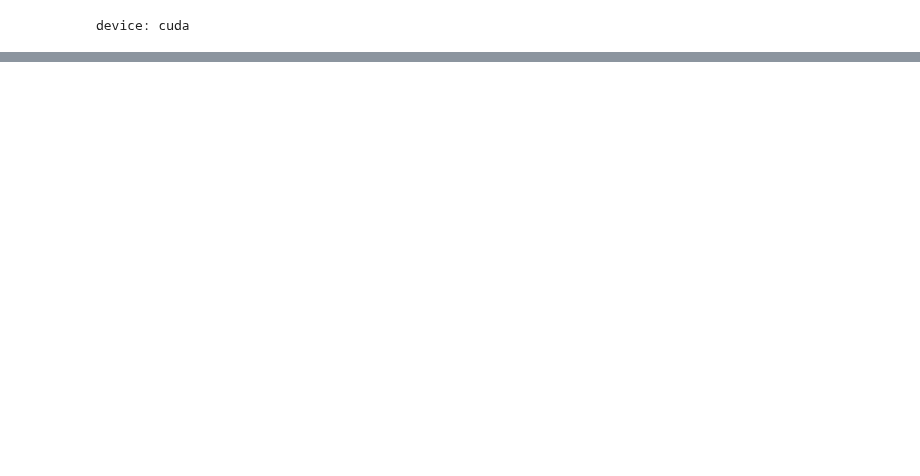
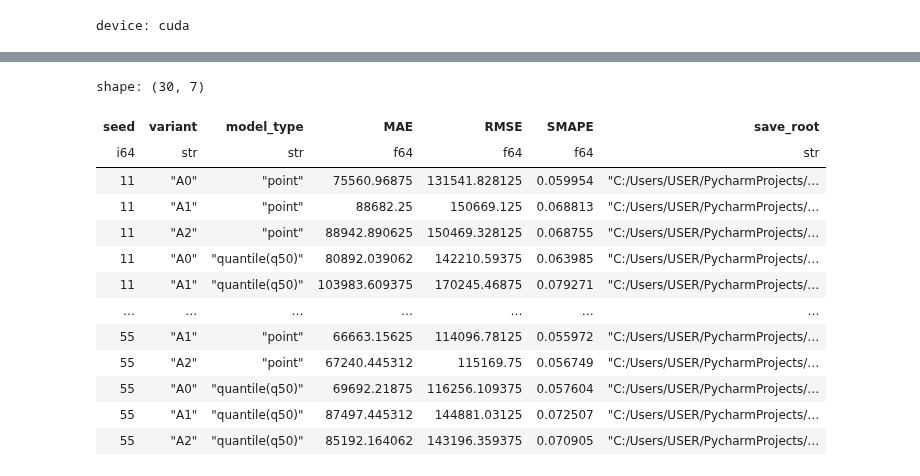
Before and after one commit to LeeKwanHyeong/ts_forecaster_lib, a Jupyter notebook: src/model_test/patchTST_AB_walmart.ipynb, the cells around one changed output, grey strips where cells are left out. Cells and saved outputs as stored; diff of their text form; code cells hidden in the pictures; blank space fills up the shorter version.

```diff
--- a/src/model_test/patchTST_AB_walmart.ipynb
+++ b/src/model_test/patchTST_AB_walmart.ipynb
@@ -591,0 +486,17 @@ def eval_on_loader_quantile(model, loader, device, prefer_q=0.5, future_exo_cb=N
+# %%
+pl.read_csv(os.path.join(DIR, "fit", "walmart_patchtst_ab") + '/test/ab_results_by_seed.csv')
+# %% [output]
+shape: (30, 7)
+| seed | variant | model_type | MAE | RMSE | SMAPE | save_root |
+| i64 | str | str | f64 | f64 | f64 | str |
+| 11 | "A0" | "point" | 75560.96875 | 131541.828125 | 0.059954 | "C:/Users/USER/PycharmProjects/… |
+| 11 | "A1" | "point" | 88682.25 | 150669.125 | 0.068813 | "C:/Users/USER/PycharmProjects/… |
+| 11 | "A2" | "point" | 88942.890625 | 150469.328125 | 0.068755 | "C:/Users/USER/PycharmProjects/… |
+| 11 | "A0" | "quantile(q50)" | 80892.039062 | 142210.59375 | 0.063985 | "C:/Users/USER/PycharmProjects/… |
+| 11 | "A1" | "quantile(q50)" | 103983.609375 | 170245.46875 | 0.079271 | "C:/Users/USER/PycharmProjects/… |
+| … | … | … | … | … | … | … |
+| 55 | "A1" | "point" | 66663.15625 | 114096.78125 | 0.055972 | "C:/Users/USER/PycharmProjects/… |
+| 55 | "A2" | "point" | 67240.445312 | 115169.75 | 0.056749 | "C:/Users/USER/PycharmProjects/… |
+| 55 | "A0" | "quantile(q50)" | 69692.21875 | 116256.109375 | 0.057604 | "C:/Users/USER/PycharmProjects/… |
+| 55 | "A1" | "quantile(q50)" | 87497.445312 | 144881.03125 | 0.072507 | "C:/Users/USER/PycharmProjects/… |
+| 55 | "A2" | "quantile(q50)" | 85192.164062 | 143196.359375 | 0.070905 | "C:/Users/USER/PycharmProjects/… |
```
Also changed, not shown: parts of 16 cells of this notebook, 9 other files.
